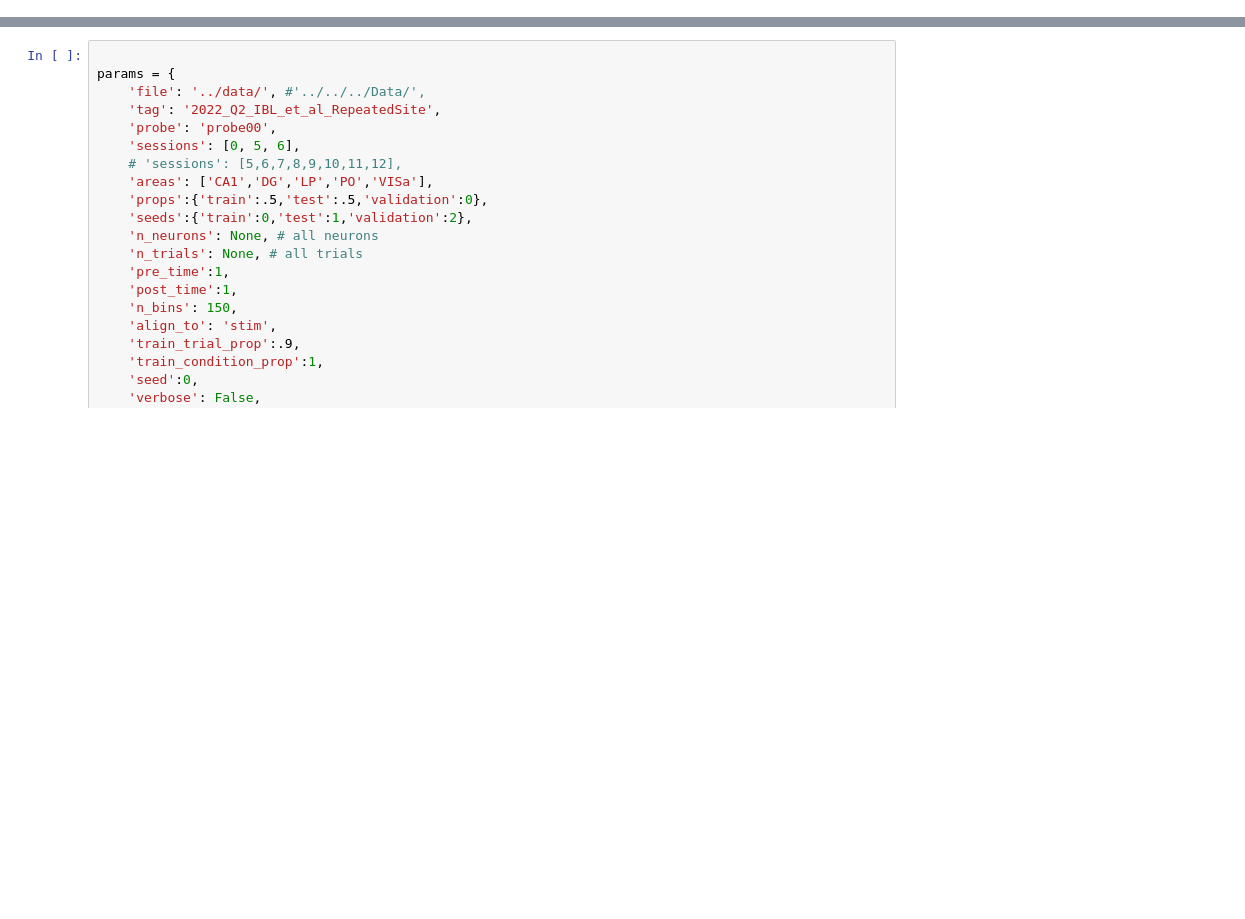
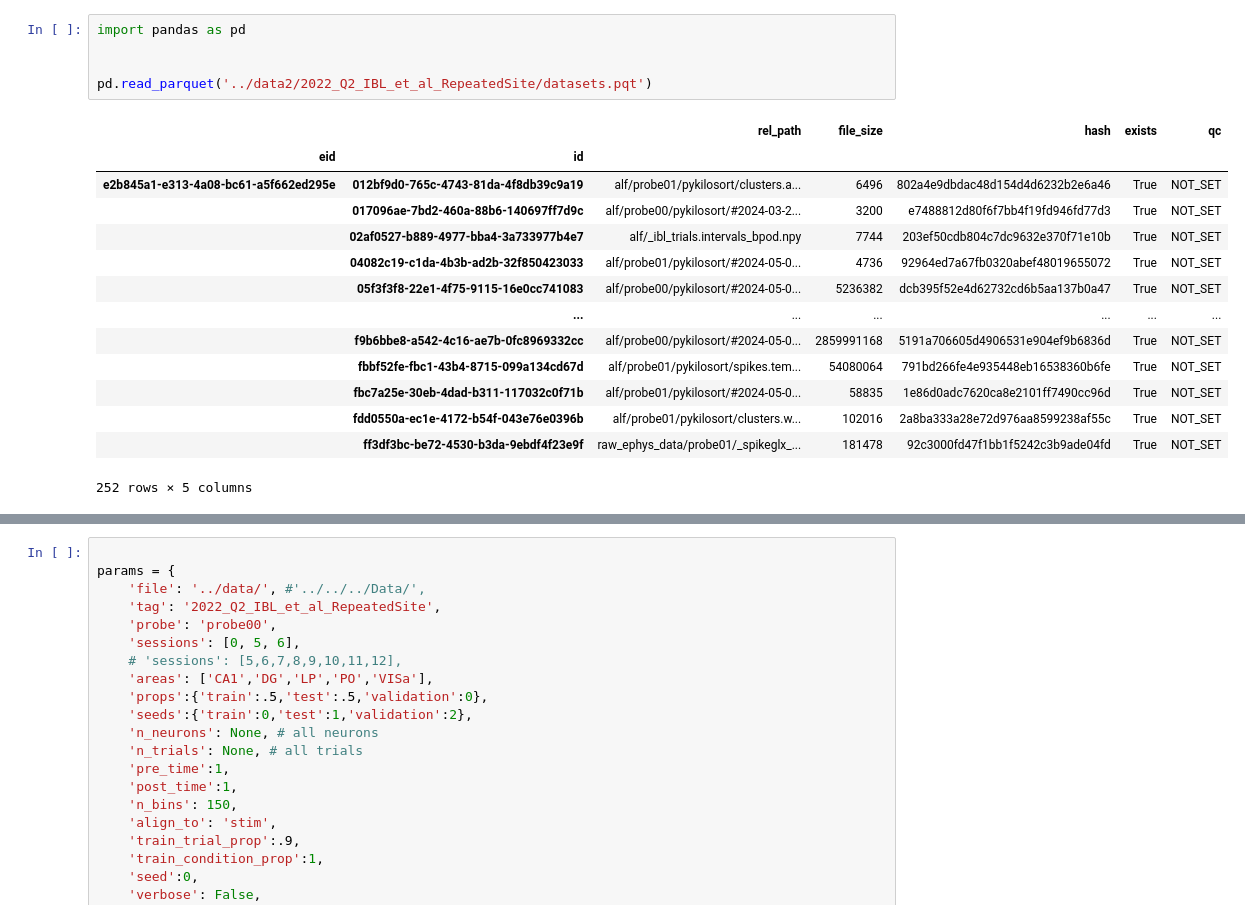
Before and after one commit to brunaafl/ShapeMetrics, a Jupyter notebook: ibl_analyses/notebooks/generate_folds.ipynb, the cells around one changed output, grey strips where cells are left out. Cells and saved outputs as stored; diff of their text form; blank space fills up the shorter version.

```diff
--- a/ibl_analyses/notebooks/generate_folds.ipynb
+++ b/ibl_analyses/notebooks/generate_folds.ipynb
@@ -22,0 +20,20 @@ The autoreload extension is already loaded. To reload it, use:
+# %%
+import pandas as pd
+
+
+pd.read_parquet('../data2/2022_Q2_IBL_et_al_RepeatedSite/datasets.pqt')
+# %% [output]
+|  |  | rel_path | file_size | hash | exists | qc |
+| eid | id |  |  |  |  |  |
+| e2b845a1-e313-4a08-bc61-a5f662ed295e | 012bf9d0-765c-4743-81da-4f8db39c9a19 | alf/probe01/pykilosort/clusters.a... | 6496 | 802a4e9dbdac48d154d4d6232b2e6a46 | True | NOT_SET |
+|  | 017096ae-7bd2-460a-88b6-140697ff7d9c | alf/probe00/pykilosort/#2024-03-2... | 3200 | e7488812d80f6f7bb4f19fd946fd77d3 | True | NOT_SET |
+|  | 02af0527-b889-4977-bba4-3a733977b4e7 | alf/_ibl_trials.intervals_bpod.npy | 7744 | 203ef50cdb804c7dc9632e370f71e10b | True | NOT_SET |
+|  | 04082c19-c1da-4b3b-ad2b-32f850423033 | alf/probe01/pykilosort/#2024-05-0... | 4736 | 92964ed7a67fb0320abef48019655072 | True | NOT_SET |
+|  | 05f3f3f8-22e1-4f75-9115-16e0cc741083 | alf/probe00/pykilosort/#2024-05-0... | 5236382 | dcb395f52e4d62732cd6b5aa137b0a47 | True | NOT_SET |
+|  | ... | ... | ... | ... | ... | ... |
+|  | f9b6bbe8-a542-4c16-ae7b-0fc8969332cc | alf/probe00/pykilosort/#2024-05-0... | 2859991168 | 5191a706605d4906531e904ef9b6836d | True | NOT_SET |
+|  | fbbf52fe-fbc1-43b4-8715-099a134cd67d | alf/probe01/pykilosort/spikes.tem... | 54080064 | 791bd266fe4e935448eb16538360b6fe | True | NOT_SET |
+|  | fbc7a25e-30eb-4dad-b311-117032c0f71b | alf/probe01/pykilosort/#2024-05-0... | 58835 | 1e86d0adc7620ca8e2101ff7490cc96d | True | NOT_SET |
+|  | fdd0550a-ec1e-4172-b54f-043e76e0396b | alf/probe01/pykilosort/clusters.w... | 102016 | 2a8ba333a28e72d976aa8599238af55c | True | NOT_SET |
+|  | ff3df3bc-be72-4530-b3da-9ebdf4f23e9f | raw_ephys_data/probe01/_spikeglx_... | 181478 | 92c3000fd47f1bb1f5242c3b9ade04fd | True | NOT_SET |
+252 rows × 5 columns
```
Also changed, not shown: parts of 12 cells of this notebook, 1 other file.
